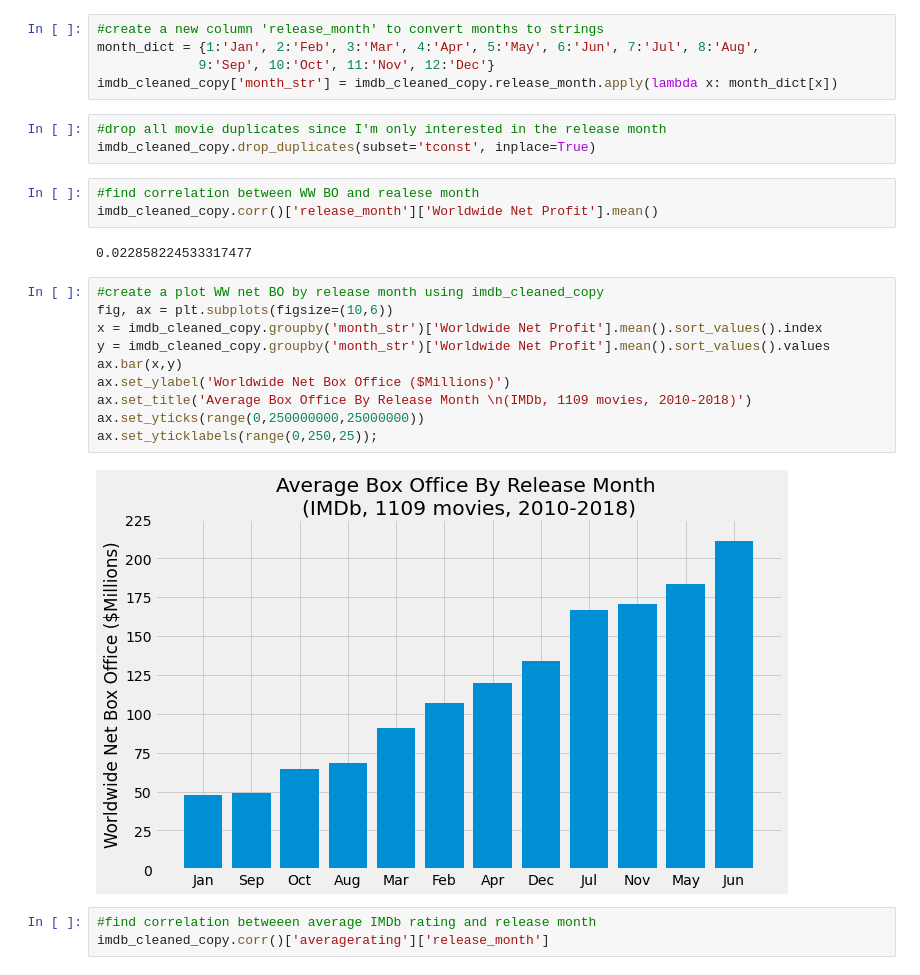
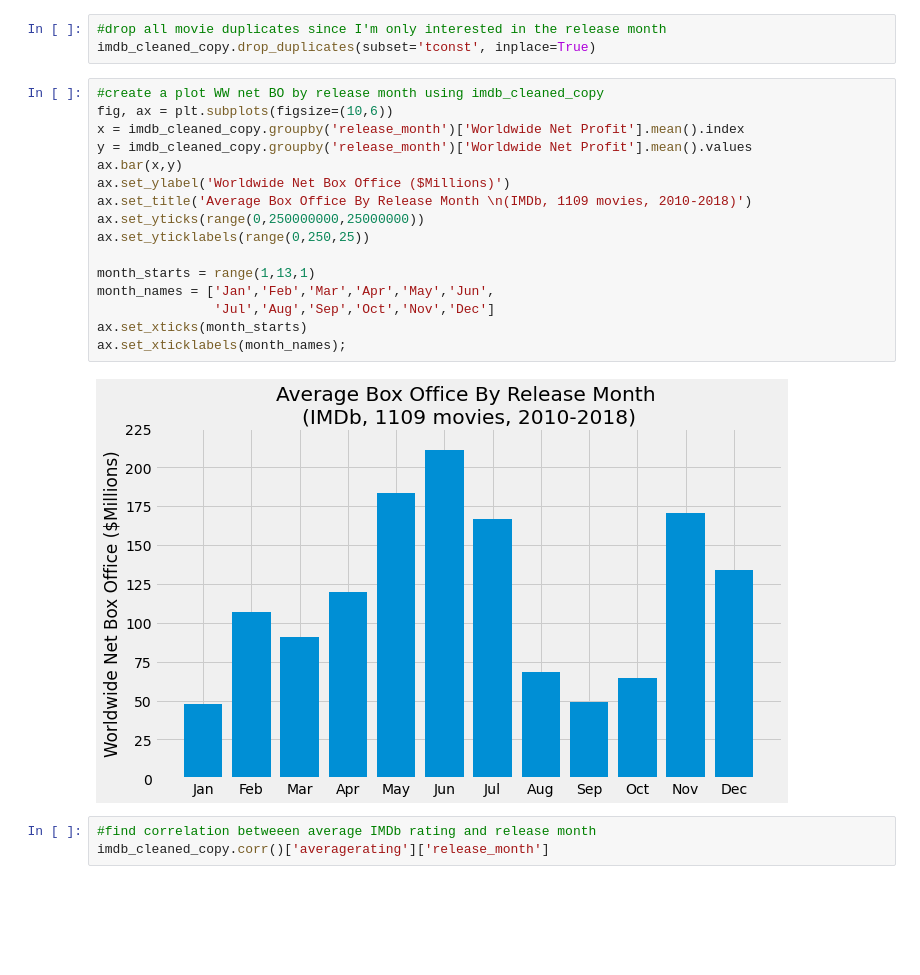
Before and after one commit to nate-walter/Movie-Studio-Project, a Jupyter notebook: Ben's Notebook.ipynb, the cells around one changed output. Drawn from its saved outputs; the diff is of its cells as text; blank space fills up the shorter version.

```diff
--- a/Ben's Notebook.ipynb
+++ b/Ben's Notebook.ipynb
@@ -215,31 +217,27 @@ ax.set_yticklabels(range(0,400,100));
 imdb_cleaned = pd.read_csv('https://raw.githubusercontent.com/nate-walter/phase-1-project-mvp-repo/imdb_branch/Data/imdb_cleaned_final.csv')
 # %%
 imdb_cleaned_copy = imdb_cleaned.copy()
-# %%
-#create a new column 'release_month' to convert months to strings
-month_dict = {1:'Jan', 2:'Feb', 3:'Mar', 4:'Apr', 5:'May', 6:'Jun', 7:'Jul', 8:'Aug',
-             9:'Sep', 10:'Oct', 11:'Nov', 12:'Dec'}
-imdb_cleaned_copy['month_str'] = imdb_cleaned_copy.release_month.apply(lambda x: month_dict[x])
 # %%
 #drop all movie duplicates since I'm only interested in the release month
 imdb_cleaned_copy.drop_duplicates(subset='tconst', inplace=True)
-# %%
-#find correlation between WW BO and realese month
-imdb_cleaned_copy.corr()['release_month']['Worldwide Net Profit'].mean()
-# %% [output]
-0.022858224533317477
 # %%
 #create a plot WW net BO by release month using imdb_cleaned_copy
 fig, ax = plt.subplots(figsize=(10,6))
-x = imdb_cleaned_copy.groupby('month_str')['Worldwide Net Profit'].mean().sort_values().index
-y = imdb_cleaned_copy.groupby('month_str')['Worldwide Net Profit'].mean().sort_values().values
+x = imdb_cleaned_copy.groupby('release_month')['Worldwide Net Profit'].mean().index
+y = imdb_cleaned_copy.groupby('release_month')['Worldwide Net Profit'].mean().values
 ax.bar(x,y)
 ax.set_ylabel('Worldwide Net Box Office ($Millions)')
 ax.set_title('Average Box Office By Release Month \n(IMDb, 1109 movies, 2010-2018)')
 ax.set_yticks(range(0,250000000,25000000))
-ax.set_yticklabels(range(0,250,25));
+ax.set_yticklabels(range(0,250,25))
+
+month_starts = range(1,13,1)
+month_names = ['Jan','Feb','Mar','Apr','May','Jun',
+               'Jul','Aug','Sep','Oct','Nov','Dec']
+ax.set_xticks(month_starts)
+ax.set_xticklabels(month_names);
 # %% [output]
-[figure, old version]
+[figure, new version]
 # %%
 #find correlation betweeen average IMDb rating and release month
 imdb_cleaned_copy.corr()['averagerating']['release_month']
```
Also changed, not shown: parts of 9 cells of this notebook, 1 other file.
